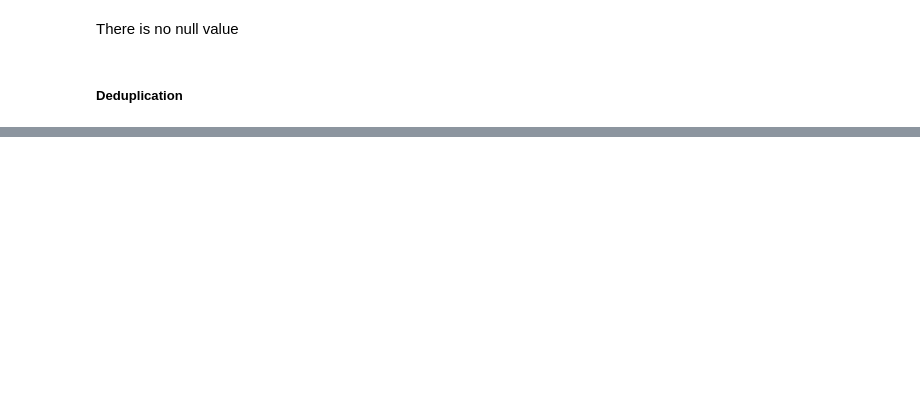
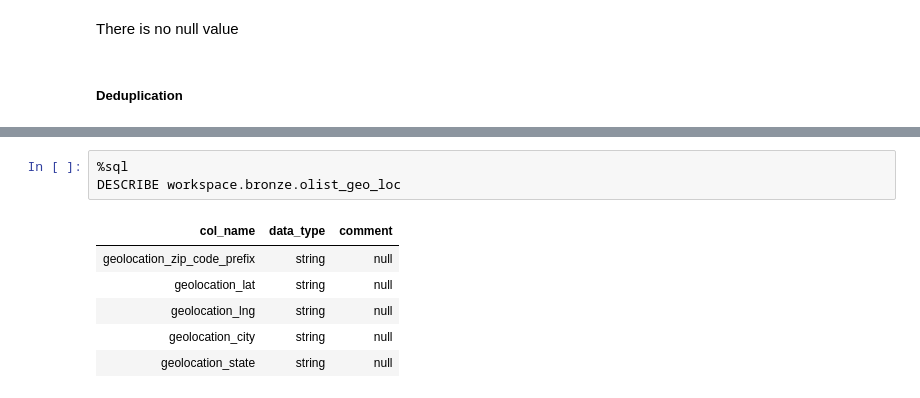
Before and after one commit to rahimcc/EngineeringAnalytics_Olist, a Jupyter notebook: 02_Exploration.ipynb, the cells around one changed output, grey strips where cells are left out. Cells and saved outputs as stored; diff of their text form; blank space fills up the shorter version.

```diff
--- a/02_Exploration.ipynb
+++ b/02_Exploration.ipynb
@@ -116,0 +208,10 @@ There is no null value
+# %%
+%sql
+DESCRIBE workspace.bronze.olist_geo_loc
+# %% [output]
+| col_name | data_type | comment |
+| geolocation_zip_code_prefix | string | null |
+| geolocation_lat | string | null |
+| geolocation_lng | string | null |
+| geolocation_city | string | null |
+| geolocation_state | string | null |
```
Also changed, not shown: parts of 25 cells of this notebook.
